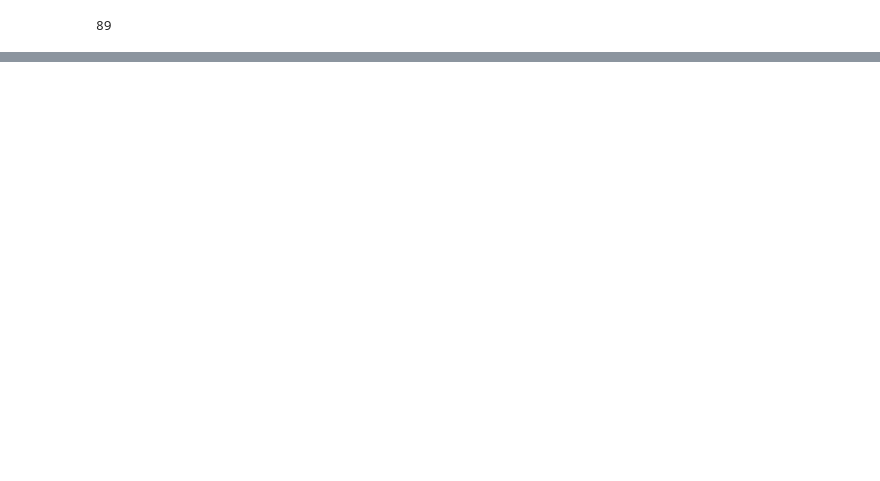
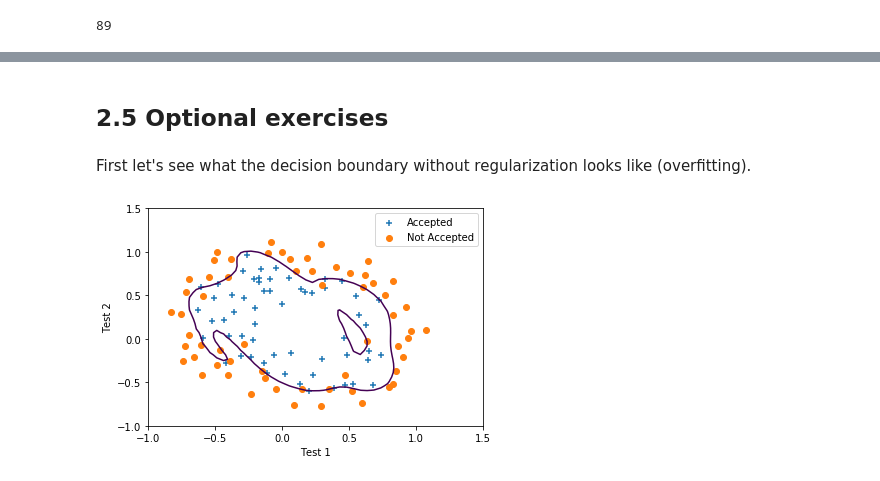
Before and after one commit to jackgill/coursera-machine-learning, a Jupyter notebook: machine-learning-ex2/ex2/ex2.ipynb, the cells around one changed output, grey strips where cells are left out. Saved outputs shown, nothing was run; the diff lists cells and outputs as text; code cells hidden in the pictures; blank space fills up the shorter version.

Commit message:
Completing solutions for exercise 2 in Python

```diff
--- a/machine-learning-ex2/ex2/ex2.ipynb
+++ b/machine-learning-ex2/ex2/ex2.ipynb
@@ -154,0 +241,6 @@ np.sum(prediction == ground_truth)
+# %%
+from sklearn.preprocessing import PolynomialFeatures
+
+poly = PolynomialFeatures(6)
+t = poly.fit_transform(data2[['Test 1', 'Test 2']])
+t.shape
@@ -154,0 +314,10 @@ np.sum(prediction == ground_truth)
+# %% [markdown]
+## 2.5 Optional exercises
+# %% [markdown]
+First let's see what the decision boundary without regularization looks like (overfitting).
+# %%
+_lambda = 0
+res = minimize(lambda theta: cost_function_reg(theta.reshape(n, 1), t, y, _lambda), np.zeros(n), jac=True)
+plot_decision_boundary(res)
+# %% [output]
+[figure, added]
```
Also changed, not shown: parts of 38 cells of this notebook.
